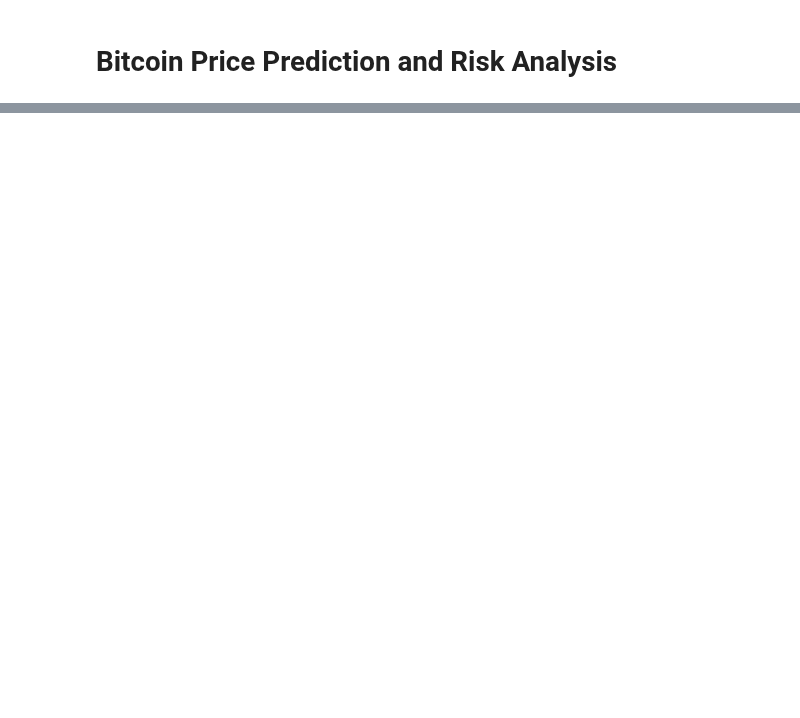
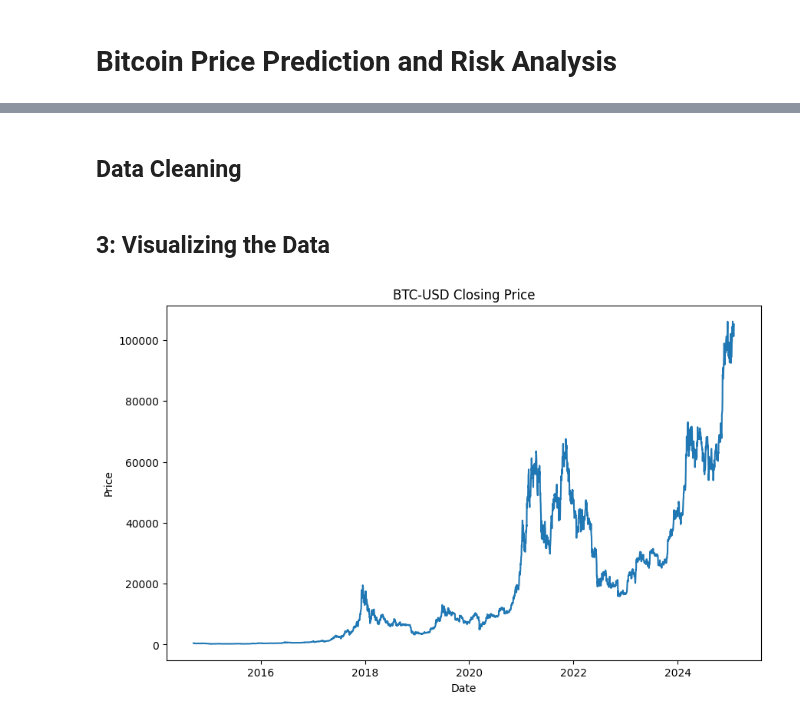
Before and after one commit to bonareri/Cryptocurrency-Price-Prediction-, a Jupyter notebook: Bitcoin_Price_Prediction.ipynb, the cells around one changed output, grey strips where cells are left out. Saved outputs shown, nothing was run; the diff lists cells and outputs as text; code cells hidden in the pictures; blank space fills up the shorter version.

```diff
--- a/Bitcoin_Price_Prediction.ipynb
+++ b/Bitcoin_Price_Prediction.ipynb
@@ -15,0 +65,2 @@ from tensorflow.keras.models import Sequential
+# %%
+df = yf.download('BTC-USD')
@@ -15,0 +102,5 @@ from tensorflow.keras.models import Sequential
+# %%
+# Rename columns to remove the repetition of 'BTC-USD'
+df.columns = ['Close', 'High', 'Low', 'Open', 'Volume']
+
+df.head()
@@ -15,0 +125,11 @@ from tensorflow.keras.models import Sequential
+# %% [markdown]
+## Data Cleaning
+# %%
+#convert the index column to datetime
+df.index = pd.to_datetime(df.index)
+# %%
+# Set 'Date' as the index and sort it
+df.index = pd.to_datetime(df.index)
+
+# Extract the 'Close' price for ARIMA/SARIMA modeling
+series = df['Close']
@@ -15,0 +139,12 @@ from tensorflow.keras.models import Sequential
+# %% [markdown]
+## 3: Visualizing the Data
+# %%
+# Plot the closing price
+plt.figure(figsize=(10, 6))
+plt.plot(series)
+plt.title('BTC-USD Closing Price')
+plt.xlabel('Date')
+plt.ylabel('Price')
+plt.show()
+# %% [output]
+[figure, added]
```
Also changed, not shown: parts of 40 cells of this notebook.
